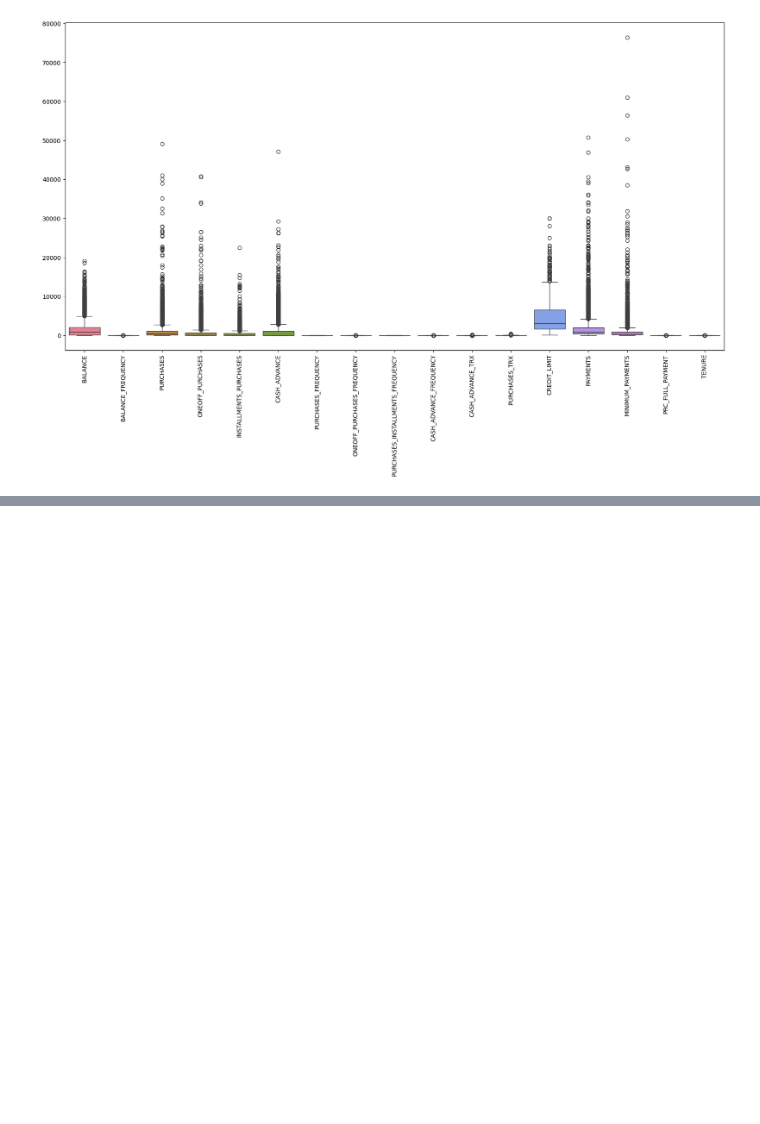
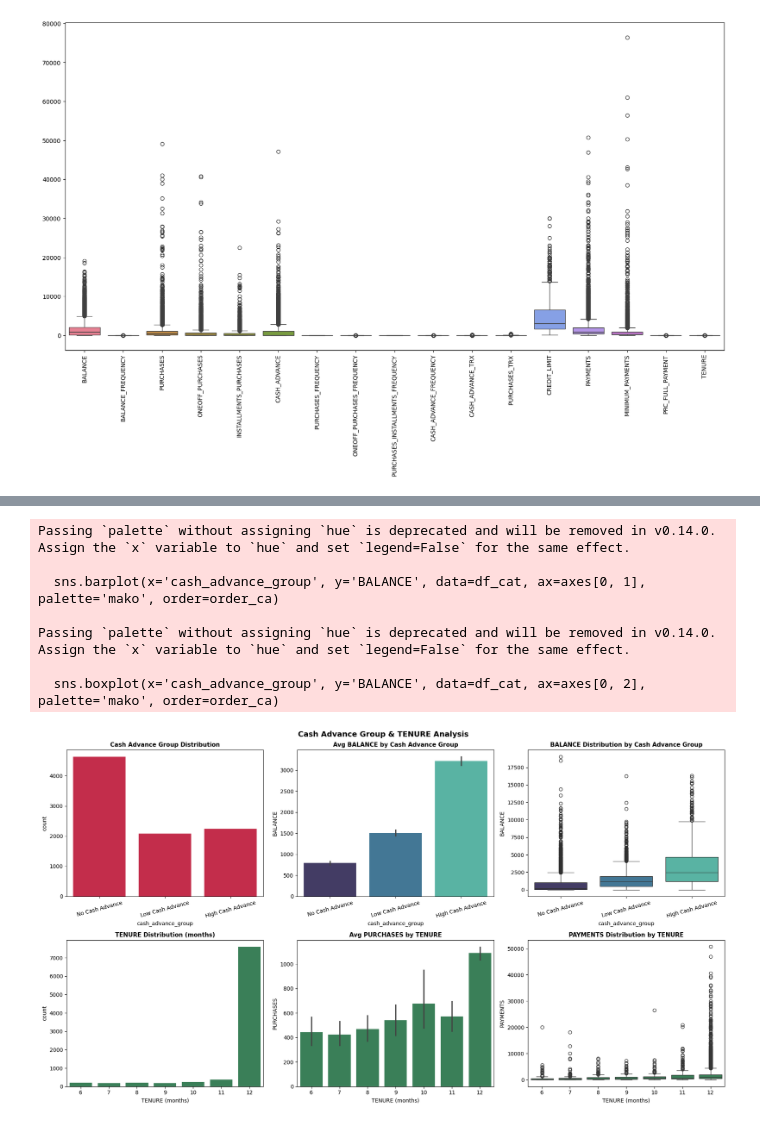
Before and after one commit to leduybao2908/MachineLearningProject, a Jupyter notebook: notebooks/project.ipynb, the cells around one changed output, grey strips where cells are left out. Drawn from its saved outputs; the diff is of its cells as text; code cells hidden in the pictures; blank space fills up the shorter version.

```diff
--- a/notebooks/project.ipynb
+++ b/notebooks/project.ipynb
@@ -783,0 +816,51 @@ FileNotFoundError: [Errno 2] No such file or directory: '../models/kmeans.pkl'
+# %%
+# =============================================
+# Chi tiết: Cash Advance vs Tenure
+# =============================================
+fig, axes = plt.subplots(2, 3, figsize=(18, 10))
+
+order_ca = ['No Cash Advance', 'Low Cash Advance', 'High Cash Advance']
+
+# 1. CASH_ADVANCE_GROUP: count → dùng countplot
+sns.countplot(x='cash_advance_group', data=df_cat, ax=axes[0, 0], color='crimson', order=order_ca)
+axes[0, 0].set_title('Cash Advance Group Distribution', fontsize=11, fontweight='bold')
+axes[0, 0].tick_params(axis='x', rotation=15)
+
+# 2. CASH_ADVANCE_GROUP: trung bình BALANCE
+sns.barplot(x='cash_advance_group', y='BALANCE', data=df_cat, ax=axes[0, 1], palette='mako', order=order_ca)
+axes[0, 1].set_title('Avg BALANCE by Cash Advance Group', fontsize=11, fontweight='bold')
+axes[0, 1].tick_params(axis='x', rotation=15)
+
+# 3. CASH_ADVANCE_GROUP: boxplot BALANCE
+sns.boxplot(x='cash_advance_group', y='BALANCE', data=df_cat, ax=axes[0, 2], palette='mako', order=order_ca)
+axes[0, 2].set_title('BALANCE Distribution by Cash Advance Group', fontsize=11, fontweight='bold')
+axes[0, 2].tick_params(axis='x', rotation=15)
+
+# 4. TENURE: count → dùng countplot
+order_tenure = sorted(df_cat['TENURE'].unique())
+sns.countplot(x='TENURE', data=df_cat, ax=axes[1, 0], color='seagreen', order=order_tenure)
+axes[1, 0].set_title('TENURE Distribution (months)', fontsize=11, fontweight='bold')
+axes[1, 0].set_xlabel('TENURE (months)')
+
+# 5. TENURE: trung bình PURCHASES
+sns.barplot(x='TENURE', y='PURCHASES', data=df_cat, ax=axes[1, 1], color='seagreen', order=order_tenure)
+axes[1, 1].set_title('Avg PURCHASES by TENURE', fontsize=11, fontweight='bold')
+axes[1, 1].set_xlabel('TENURE (months)')
+
+# 6. TENURE: boxplot PAYMENTS
+sns.boxplot(x='TENURE', y='PAYMENTS', data=df_cat, ax=axes[1, 2], color='seagreen', order=order_tenure)
+axes[1, 2].set_title('PAYMENTS Distribution by TENURE', fontsize=11, fontweight='bold')
+axes[1, 2].set_xlabel('TENURE (months)')
+
+plt.suptitle('Cash Advance Group & TENURE Analysis', fontsize=14, fontweight='bold')
+plt.tight_layout()
+plt.show()
+# %% [output]
+Passing `palette` without assigning `hue` is deprecated and will be removed in v0.14.0. Assign the `x` variable to `hue` and set `legend=False` for the same effect.
+
+  sns.barplot(x='cash_advance_group', y='BALANCE', data=df_cat, ax=axes[0, 1], palette='mako', order=order_ca)
+
+Passing `palette` without assigning `hue` is deprecated and will be removed in v0.14.0. Assign the `x` variable to `hue` and set `legend=False` for the same effect.
+
+  sns.boxplot(x='cash_advance_group', y='BALANCE', data=df_cat, ax=axes[0, 2], palette='mako', order=order_ca)
+[figure, added]
```
Also changed, not shown: parts of 58 cells of this notebook, 7 other files.
